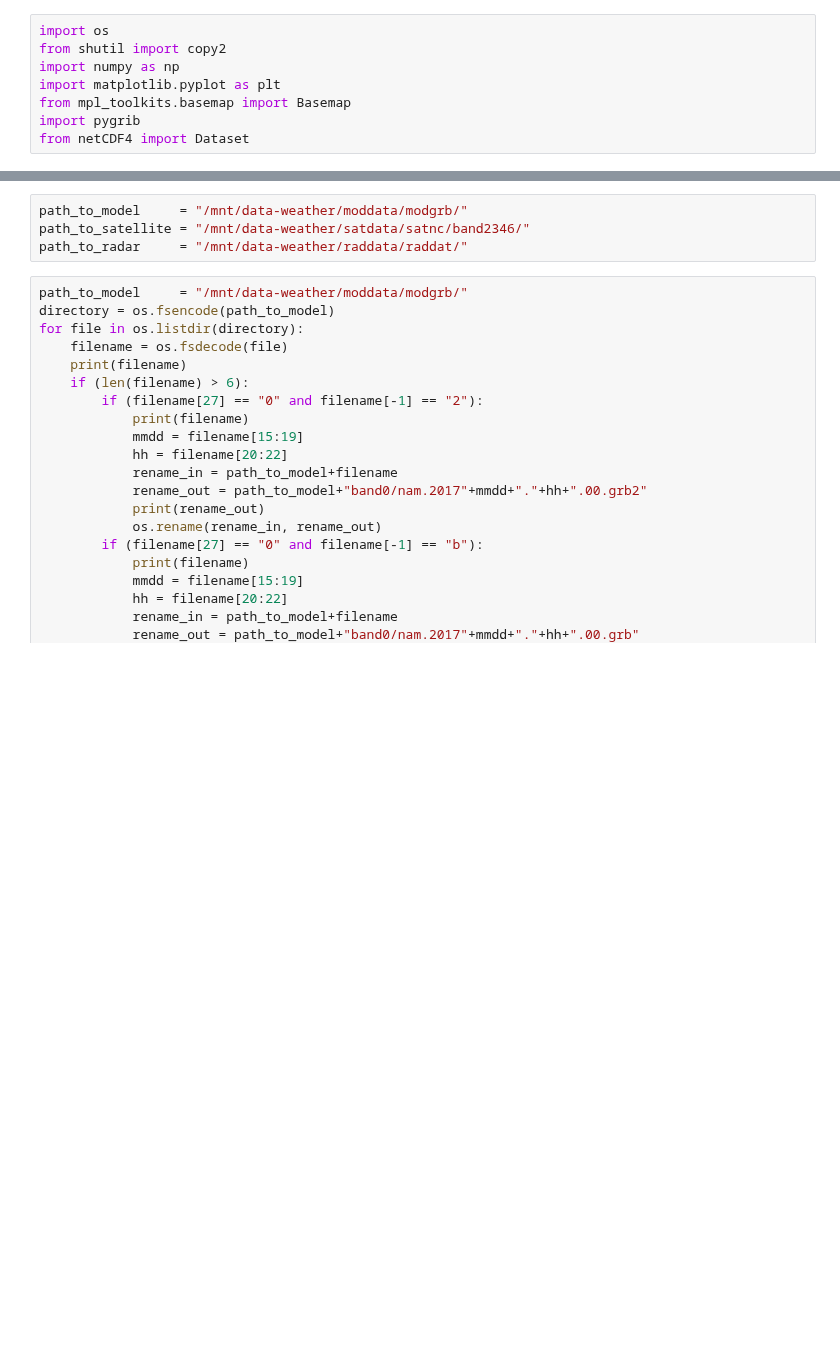
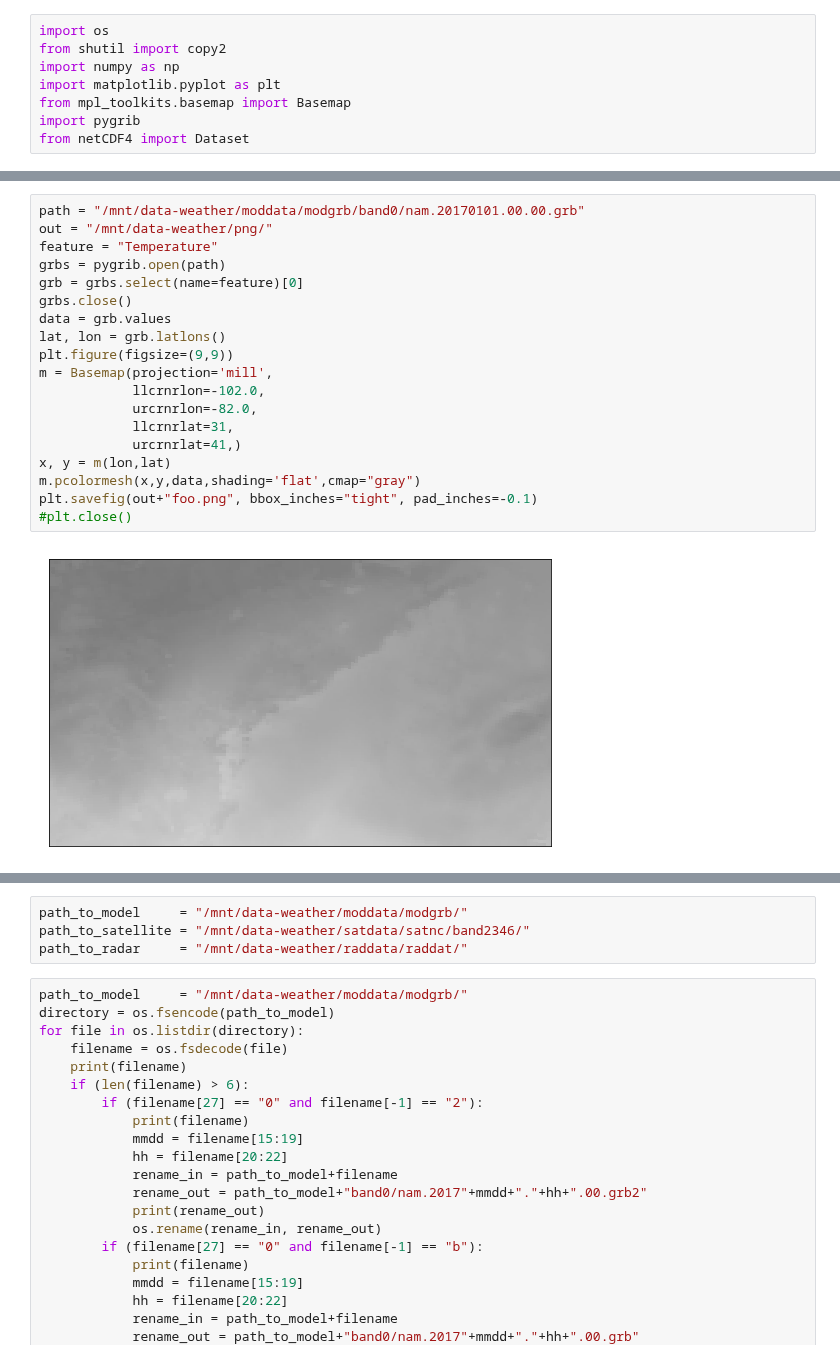
Before and after one commit to yuanzhou15/capstone-weather, a Jupyter notebook: rex/extract.ipynb, the cells around one changed output, grey strips where cells are left out. Drawn from its saved outputs; the diff is of its cells as text; blank space fills up the shorter version.

Commit message:
saving the png images

```diff
--- a/rex/extract.ipynb
+++ b/rex/extract.ipynb
@@ -8,0 +66,21 @@ from netCDF4 import Dataset
+# %%
+path = "/mnt/data-weather/moddata/modgrb/band0/nam.20170101.00.00.grb"
+out = "/mnt/data-weather/png/"
+feature = "Temperature"
+grbs = pygrib.open(path)
+grb = grbs.select(name=feature)[0]
+grbs.close()
+data = grb.values
+lat, lon = grb.latlons()
+plt.figure(figsize=(9,9))
+m = Basemap(projection='mill',
+            llcrnrlon=-102.0,
+            urcrnrlon=-82.0,
+            llcrnrlat=31,
+            urcrnrlat=41,)
+x, y = m(lon,lat)
+m.pcolormesh(x,y,data,shading='flat',cmap="gray")
+plt.savefig(out+"foo.png", bbox_inches="tight", pad_inches=-0.1)
+#plt.close()
+# %% [output]
+[figure, added]
```
Also changed, not shown: parts of 12 cells of this notebook.
